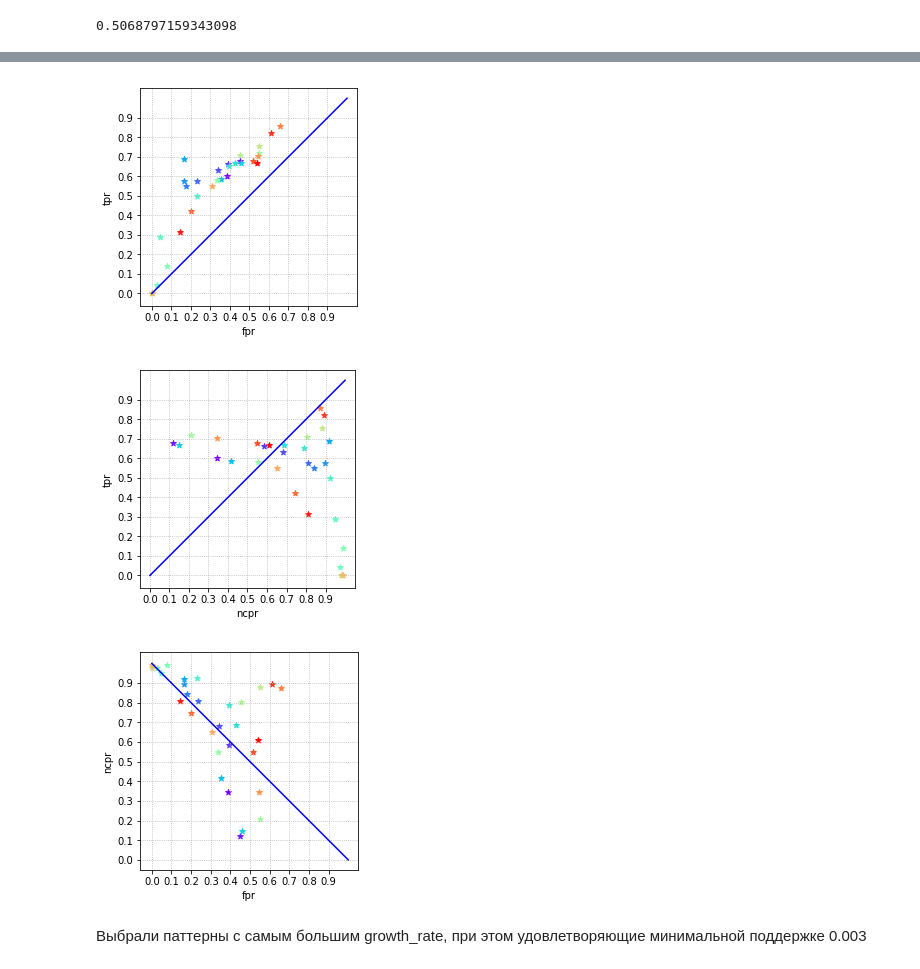
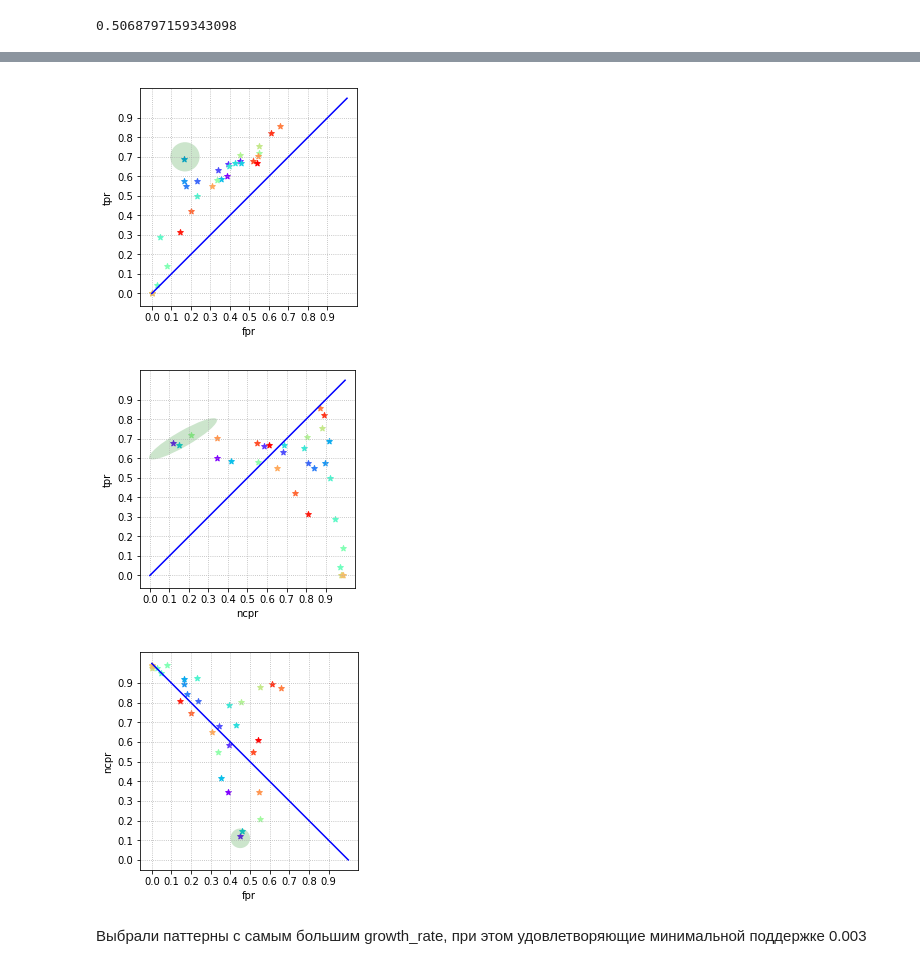
Before and after one commit to DanilGizdatullin/ContiguousSequencesAnalysis, a Jupyter notebook: classification_new_data.ipynb, the cells around one changed output, grey strips where cells are left out. Cells and saved outputs as stored; diff of their text form; code cells hidden in the pictures.

```diff
--- a/classification_new_data.ipynb
+++ b/classification_new_data.ipynb
@@ -109,6 +103,11 @@ ax = fig.gca()
 ax.set_xticks(np.arange(0, 1, 0.1))
 ax.set_yticks(np.arange(0, 1., 0.1))
 ax.set_aspect('equal', adjustable='box')
+
+ell = Ellipse((0.17, 0.7), 0.15, 0.15, 0)
+ell.set_alpha(0.2)
+ell.set_facecolor('g')
+ax.add_artist(ell)
 
 colors = cm.rainbow(np.linspace(0, 1, len(tpr_list)))
 plt.plot([0, 1], [0, 1], 'b-')
@@ -120,30 +119,40 @@ plt.ylabel('tpr')
 # plt.show()
 plt.savefig('foo.png')
 # %% [output]
-[figure, old version]
+[figure, new version]
 # %%
 fig = plt.figure()
 ax = fig.gca()
 ax.set_xticks(np.arange(0, 1, 0.1))
 ax.set_yticks(np.arange(0, 1., 0.1))
 ax.set_aspect('equal', adjustable='box')
+
+ell = Ellipse((0.17, 0.7), 0.4, 0.08, 30)
+ell.set_alpha(0.2)
+ell.set_facecolor('g')
+ax.add_artist(ell)
 
 colors = cm.rainbow(np.linspace(0, 1, len(tpr_list)))
 plt.plot([0, 1], [0, 1], 'b-')
 for i in range(len(tpr_list)):
     plt.scatter(non_cl_rate_list[i], tpr_list[i], color=colors[i], marker='*')
 plt.grid(linestyle='dotted')
 plt.xlabel('ncpr')
 plt.ylabel('tpr')
 plt.show()
 # %% [output]
-[figure, old version]
+[figure, new version]
 # %%
 fig = plt.figure()
 ax = fig.gca()
 ax.set_xticks(np.arange(0, 1, 0.1))
 ax.set_yticks(np.arange(0, 1., 0.1))
 ax.set_aspect('equal', adjustable='box')
+
+ell = Ellipse((0.45, 0.11), 0.1, 0.1, 0)
+ell.set_alpha(0.2)
+ell.set_facecolor('g')
+ax.add_artist(ell)
 
 colors = cm.rainbow(np.linspace(0, 1, len(tpr_list)))
 plt.plot([0, 1], [1, 0], 'b-')
@@ -154,7 +163,7 @@ plt.xlabel('fpr')
 plt.ylabel('ncpr')
 plt.show()
 # %% [output]
-[figure, old version]
+[figure, new version]
 # %%
 classifier = ClassifierByClosureSequencePatterns(number_of_classes=2,
                                                  threshold_for_rules=0.001,
```
Also changed, not shown: parts of 2 cells of this notebook.
